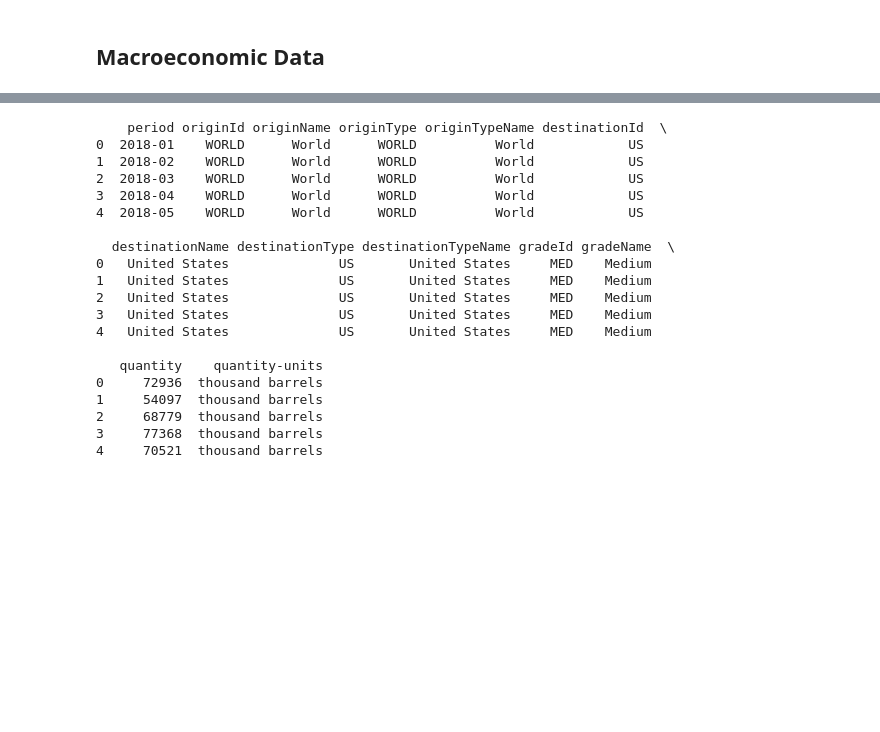
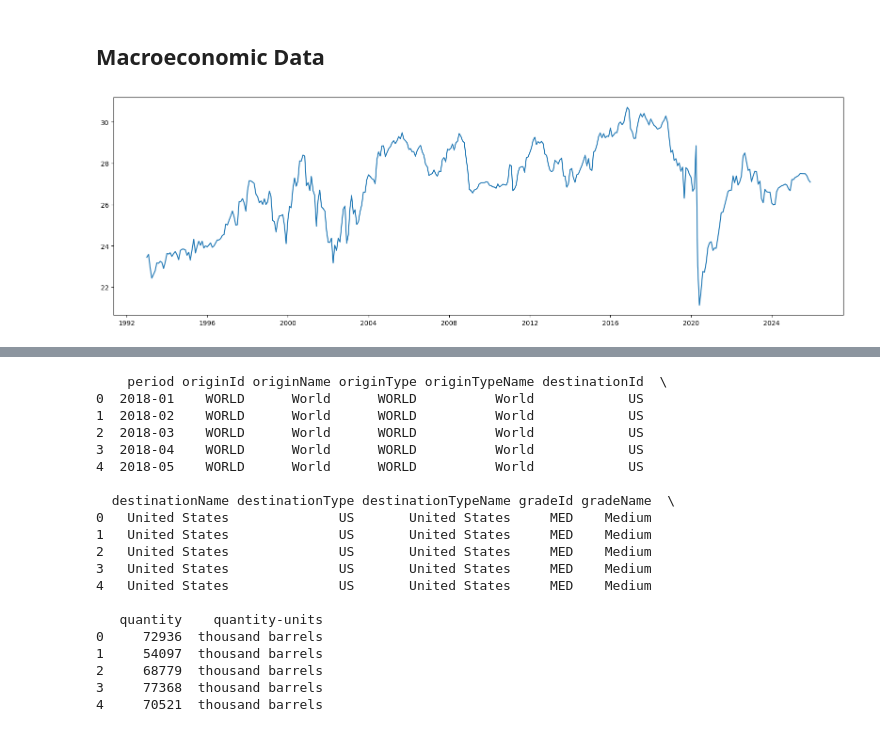
Before and after one commit to pankajti/qtw, a Jupyter notebook: Risk_GWP1.ipynb, the cells around one changed output, grey strips where cells are left out. Drawn from its saved outputs; the diff is of its cells as text; code cells hidden in the pictures; blank space fills up the shorter version.

```diff
--- a/Risk_GWP1.ipynb
+++ b/Risk_GWP1.ipynb
@@ -30,3 +14,46 @@ import eia
 # Step 3
 # %% [markdown]
 ## Macroeconomic Data
+# %%
+import eia
+import pandas as pd
+import requests
+import numpy as np
+# the API key we recieved from EIA
+# Initiates a session with the EIA datacenter to recieve datasets
+eia_key = r'KhUGeRcdKwP8WpygPCSDasWyaRburTqyE9er7aUN'
+
+series='STEO.COPR_OPEC.M'
+url_data = 'http://api.eia.gov/v2/seriesid/{}?api_key={}&out=json'
+values_dict = {}
+search = requests.get(url_data.format(series, eia_key))
+eia_data = pd.DataFrame(search.json().get('response').get('data'))
+eia_data=eia_data.set_index('period')
+import datetime # Using the datetime library
+def convert_to_datetime(input):
+    return datetime.datetime.strptime(input[:9], "%Y-%m").date();
+# Apply to entire index
+eia_data.index = eia_data.index.map(convert_to_datetime);
+# Convert dataframe index to datetime64[ns] index
+eia_data.index = pd.to_datetime(eia_data.index);
+eia_data= eia_data[['value']]
+# pgmpy stores the column names as the variable name
+eia_data.columns = [series];
+eia_data.replace('-', np.nan, regex=True, inplace=True);
+eia_data.replace('No Data Reported', np.nan, regex=True, inplace=True);
+eia_data.loc[eia_data[ series]=='No Data Reported']=np.NAN
+# Backward fill the holes, by filling them with the data infront.
+eia_data.fillna(method='bfill', inplace=True);
+
+
+def clean_EIA(data):
+    data.replace('-', np.nan, regex=True, inplace=True);
+    data.fillna(method='bfill', inplace=True);
+    data.index = data.index.map(convert_to_datetime);
+    data.index = pd.to_datetime(data.index);
+import matplotlib.pyplot as plt
+fig, ax = plt.subplots(figsize=(20,6));
+ax.plot(eia_data)
+plt.show()
+# %% [output]
+[figure, added]
```
Also changed, not shown: parts of 18 cells of this notebook.
